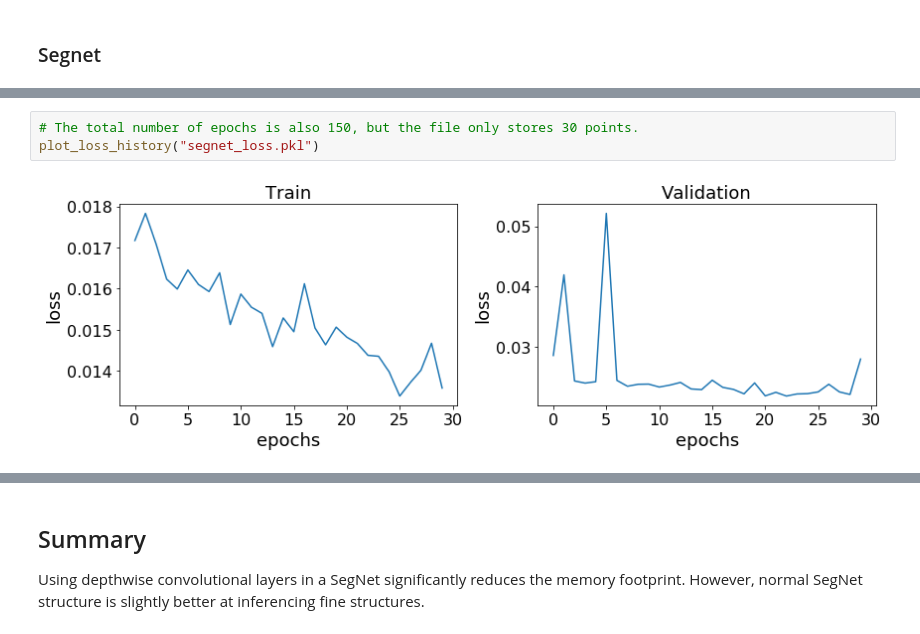
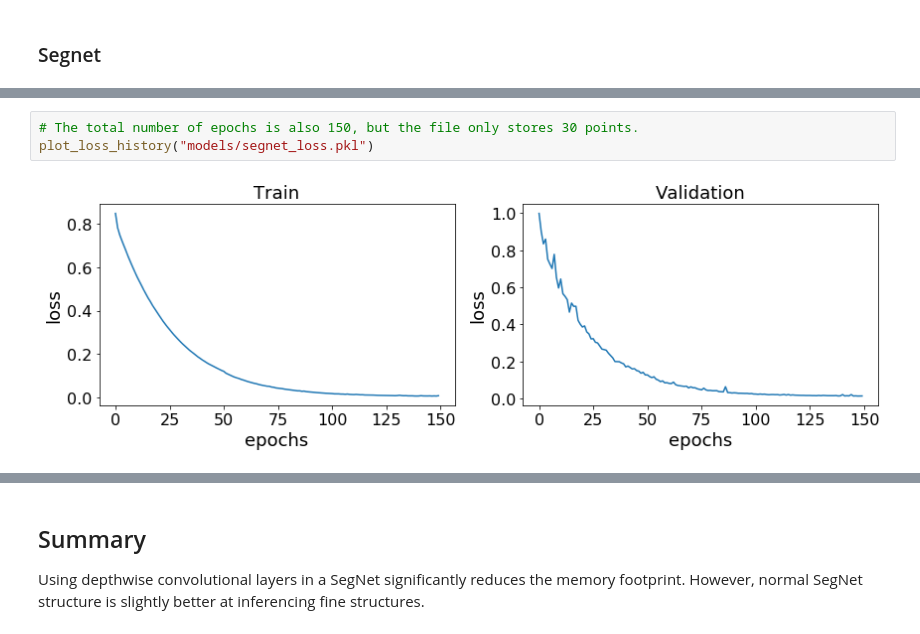
Before and after one commit to zhujun98/semantic_segmentation, a Jupyter notebook: follow_me/follow_me.ipynb, the cells around one changed output, grey strips where cells are left out. Drawn from its saved outputs; the diff is of its cells as text.

Commit message:
Fix bug with inferencing and others
- The trained model is not loaded.
- Other bugs related to path names and file names.

```diff
--- a/follow_me/follow_me.ipynb
+++ b/follow_me/follow_me.ipynb
@@ -170,9 +170,9 @@ Non-trainable params: 2,310
 _________________________________________________________________
 # %%
 # The total number of epochs is also 150, but the file only stores 30 points.
-plot_loss_history("segnet_loss.pkl")
+plot_loss_history("models/segnet_loss.pkl")
 # %% [output]
-[figure, old version]
+[figure, new version]
 # %%
 from parameters import test_data_folder
 test_images = sorted(glob.glob(os.path.join(test_data_folder, 'images', '*.jpeg')))
```
Also changed, not shown: parts of 7 cells of this notebook, 2 other files.
